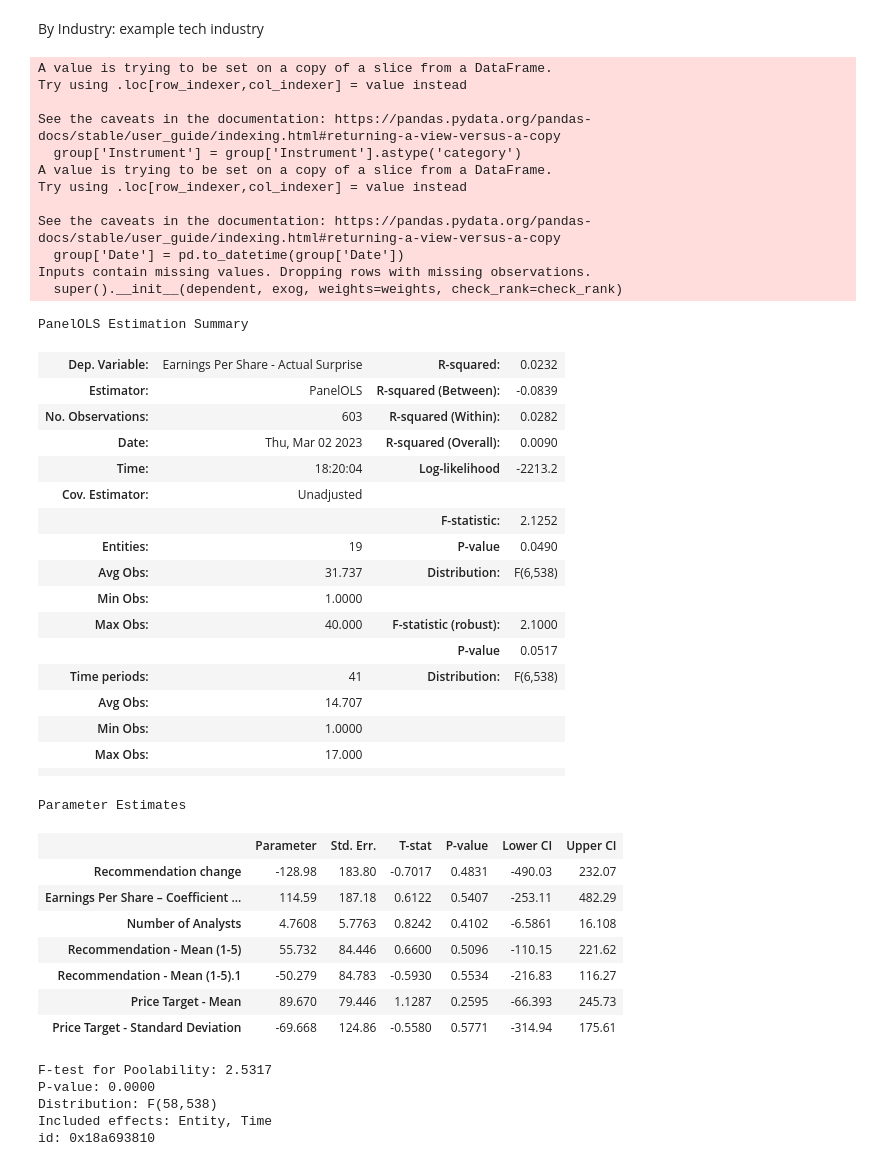
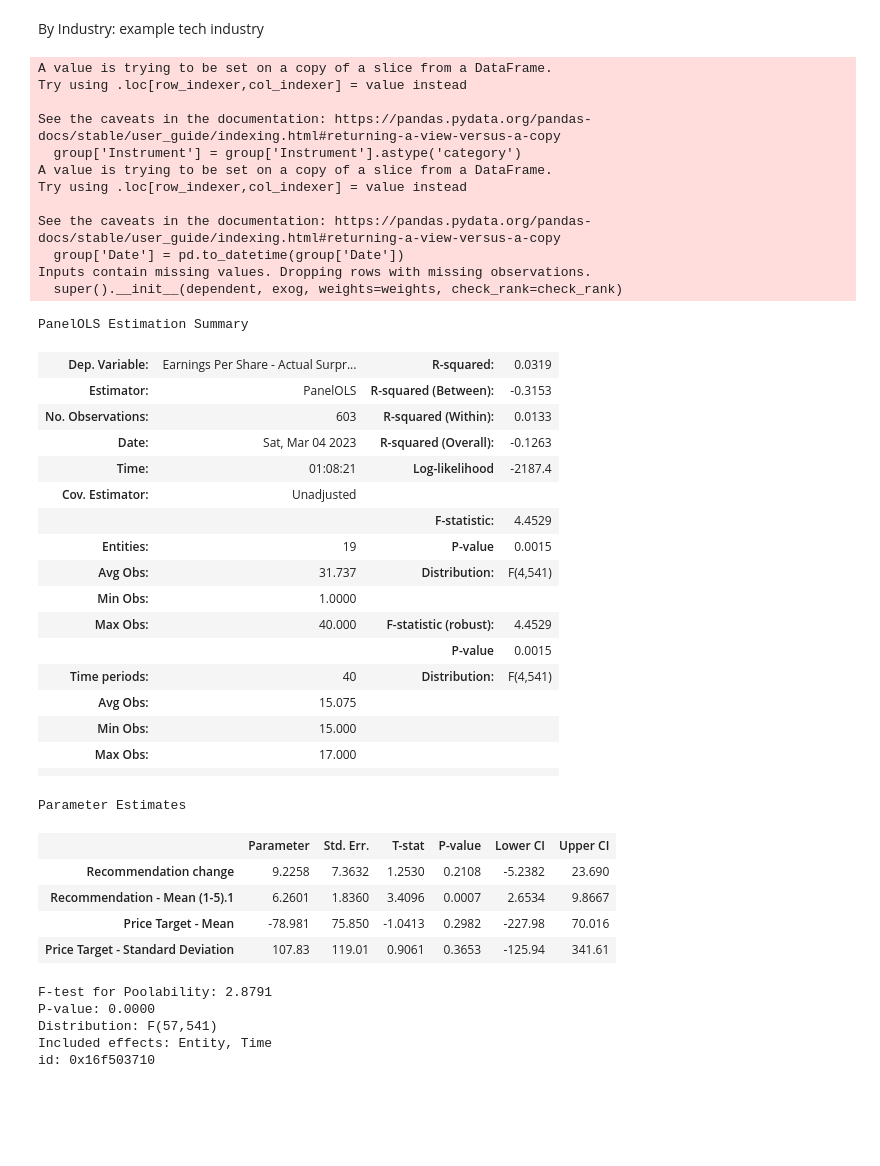
Before and after one commit to yummypugs/GSFM_AnalystForecasts, a Jupyter notebook: 3.3.2_Panel_analysts.ipynb, the cells around one changed output. Cells and saved outputs as stored; diff of their text form; code cells hidden in the pictures; blank space fills up the shorter version.

Commit message:
added 99th percentile outlier calculation

```diff
--- a/3.3.2_Panel_analysts.ipynb
+++ b/3.3.2_Panel_analysts.ipynb
@@ -66,11 +39,7 @@ df_clean
 # %%
-#other way to deal with outlierrs: removing only 99th percentile outliers
-'''
-# Calculate the 99th percentile
-pct_99 = np.percentile(df['Earnings Per Share - Actual Surprise'], 99)
+# Calculate the 0.15th and 99.85th percentile
+pct_0_15 = np.percentile(df['Earnings Per Share - Actual Surprise'], 0.5)
+pct_99_85 = np.percentile(df['Earnings Per Share - Actual Surprise'], 99.5)
 
-# Remove the data points above the 99th percentile
-df_clean = df[df['Earnings Per Share - Actual Surprise'] <= pct_99].copy()
-
-df_clean
-'''
+# Remove the data points outside the 0.15th and 99.85th percentile
+df_clean = df[(df['Earnings Per Share - Actual Surprise'] >= pct_0_15) & (df['Earnings Per Share - Actual Surprise'] <= pct_99_85)].copy()
@@ -233,56 +151,53 @@ By Industry: example tech industry
 group = df_panel[df_panel['GICS Industry Group Name'] == 'Technology Hardware & Equipment']
 
 group['Instrument'] = group['Instrument'].astype('category')
 group['Date'] = pd.to_datetime(group['Date'])
 group.set_index(['Instrument', 'Date'], inplace=True)
 
-y = group.loc[:, "Earnings Per Share - Actual Surprise"]
+y = group.loc[:, "Earnings Per Share - Actual Surprise AbsVals"]
 X = group.loc[:, "Recommendation change":]
 
 model = PanelOLS(y, X, entity_effects=True, time_effects=True).fit()
 model
 # %% [output]
 A value is trying to be set on a copy of a slice from a DataFrame.
 Try using .loc[row_indexer,col_indexer] = value instead
 
 See the caveats in the documentation: https://pandas.pydata.org/pandas-docs/stable/user_guide/indexing.html#returning-a-view-versus-a-copy
   group['Instrument'] = group['Instrument'].astype('category')
 A value is trying to be set on a copy of a slice from a DataFrame.
 Try using .loc[row_indexer,col_indexer] = value instead
 
 See the caveats in the documentation: https://pandas.pydata.org/pandas-docs/stable/user_guide/indexing.html#returning-a-view-versus-a-copy
   group['Date'] = pd.to_datetime(group['Date'])
 Inputs contain missing values. Dropping rows with missing observations.
   super().__init__(dependent, exog, weights=weights, check_rank=check_rank)
 PanelOLS Estimation Summary
-| Dep. Variable: | Earnings Per Share - Actual Surprise | R-squared: | 0.0232 |
-| Estimator: | PanelOLS | R-squared (Between): | -0.0839 |
-| No. Observations: | 603 | R-squared (Within): | 0.0282 |
-| Date: | Thu, Mar 02 2023 | R-squared (Overall): | 0.0090 |
-| Time: | 18:20:04 | Log-likelihood | -2213.2 |
+| Dep. Variable: | Earnings Per Share - Actual Surpr... | R-squared: | 0.0319 |
+| Estimator: | PanelOLS | R-squared (Between): | -0.3153 |
+| No. Observations: | 603 | R-squared (Within): | 0.0133 |
+| Date: | Sat, Mar 04 2023 | R-squared (Overall): | -0.1263 |
+| Time: | 01:08:21 | Log-likelihood | -2187.4 |
 | Cov. Estimator: | Unadjusted |  |  |
-|  |  | F-statistic: | 2.1252 |
-| Entities: | 19 | P-value | 0.0490 |
-| Avg Obs: | 31.737 | Distribution: | F(6,538) |
+|  |  | F-statistic: | 4.4529 |
+| Entities: | 19 | P-value | 0.0015 |
+| Avg Obs: | 31.737 | Distribution: | F(4,541) |
 | Min Obs: | 1.0000 |  |  |
-| Max Obs: | 40.000 | F-statistic (robust): | 2.1000 |
-|  |  | P-value | 0.0517 |
-| Time periods: | 41 | Distribution: | F(6,538) |
-| Avg Obs: | 14.707 |  |  |
-| Min Obs: | 1.0000 |  |  |
+| Max Obs: | 40.000 | F-statistic (robust): | 4.4529 |
+|  |  | P-value | 0.0015 |
+| Time periods: | 40 | Distribution: | F(4,541) |
+| Avg Obs: | 15.075 |  |  |
+| Min Obs: | 15.000 |  |  |
 | Max Obs: | 17.000 |  |  |
 |  |  |  |  |
 Parameter Estimates
 |  | Parameter | Std. Err. | T-stat | P-value | Lower CI | Upper CI |
-| Recommendation change | -128.98 | 183.80 | -0.7017 | 0.4831 | -490.03 | 232.07 |
-| Earnings Per Share – Coefficient ... | 114.59 | 187.18 | 0.6122 | 0.5407 | -253.11 | 482.29 |
-| Number of Analysts | 4.7608 | 5.7763 | 0.8242 | 0.4102 | -6.5861 | 16.108 |
-| Recommendation - Mean (1-5) | 55.732 | 84.446 | 0.6600 | 0.5096 | -110.15 | 221.62 |
-| Recommendation - Mean (1-5).1 | -50.279 | 84.783 | -0.5930 | 0.5534 | -216.83 | 116.27 |
-| Price Target - Mean | 89.670 | 79.446 | 1.1287 | 0.2595 | -66.393 | 245.73 |
-| Price Target - Standard Deviation | -69.668 | 124.86 | -0.5580 | 0.5771 | -314.94 | 175.61 |
+| Recommendation change | 9.2258 | 7.3632 | 1.2530 | 0.2108 | -5.2382 | 23.690 |
+| Recommendation - Mean (1-5).1 | 6.2601 | 1.8360 | 3.4096 | 0.0007 | 2.6534 | 9.8667 |
+| Price Target - Mean | -78.981 | 75.850 | -1.0413 | 0.2982 | -227.98 | 70.016 |
+| Price Target - Standard Deviation | 107.83 | 119.01 | 0.9061 | 0.3653 | -125.94 | 341.61 |
-F-test for Poolability: 2.5317
+F-test for Poolability: 2.8791
 P-value: 0.0000
-Distribution: F(58,538)
+Distribution: F(57,541)
 Included effects: Entity, Time
-id: 0x18a693810
+id: 0x16f503710
```
Also changed, not shown: parts of 8 cells of this notebook, 3 other files.
